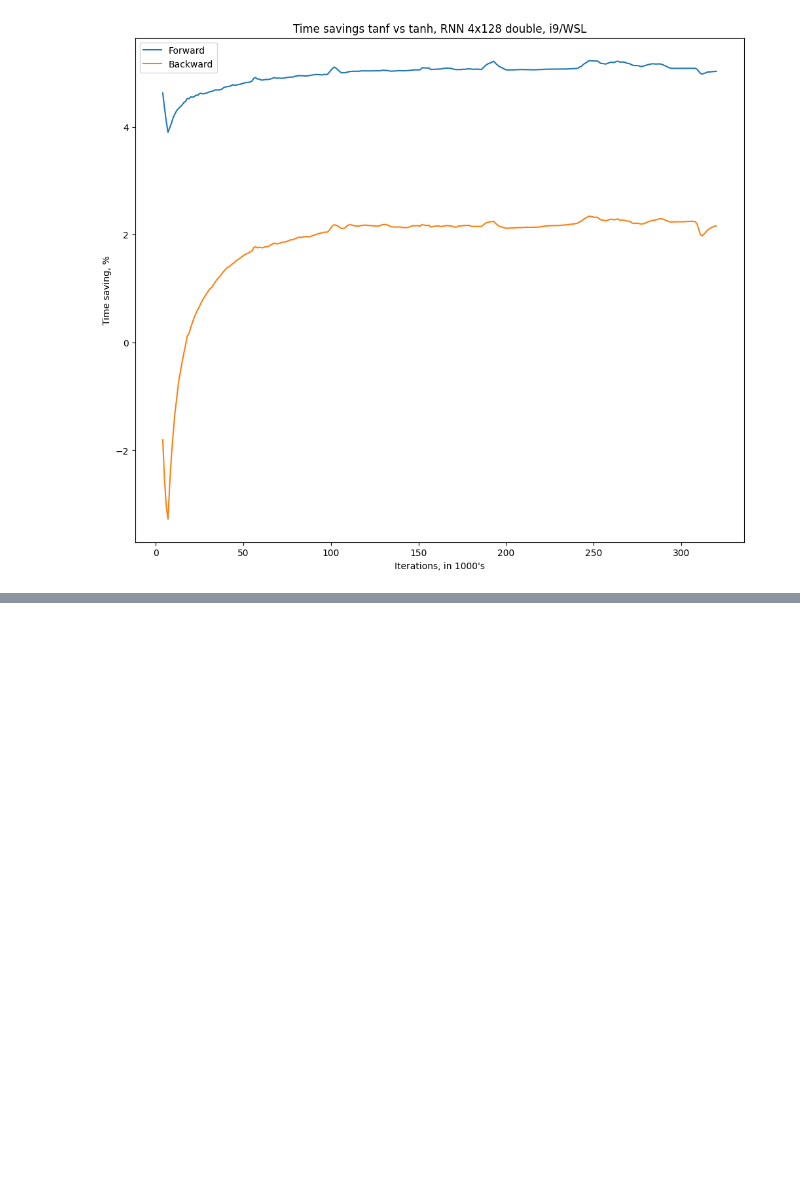
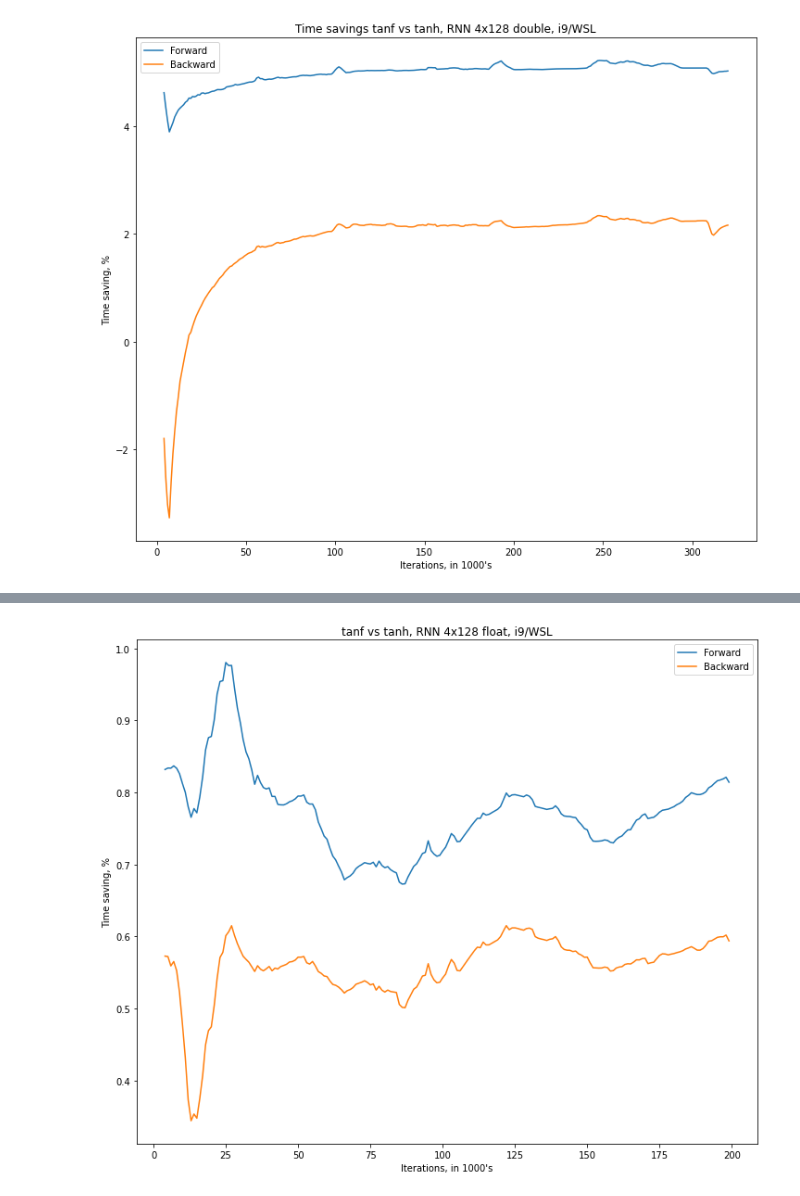
Before and after one commit to phatware/lstm-optimizations, a Jupyter notebook: rnn-lstm-test-visualization.ipynb, the cells around one changed output, grey strips where cells are left out. Drawn from its saved outputs; the diff is of its cells as text; code cells hidden in the pictures; blank space fills up the shorter version.

```diff
--- a/rnn-lstm-test-visualization.ipynb
+++ b/rnn-lstm-test-visualization.ipynb
@@ -121,0 +133,4 @@ plot_time_diff(tf4, th4, "tanf vs tanh, RNN 4x128 float, i7")
+# %%
+plot_relative_time(tf3, th3, "tanf vs tanh, RNN 4x128 float, i9/WSL")
+# %% [output]
+[figure, added]
```
Also changed, not shown: parts of 14 cells of this notebook, 3 other files.
